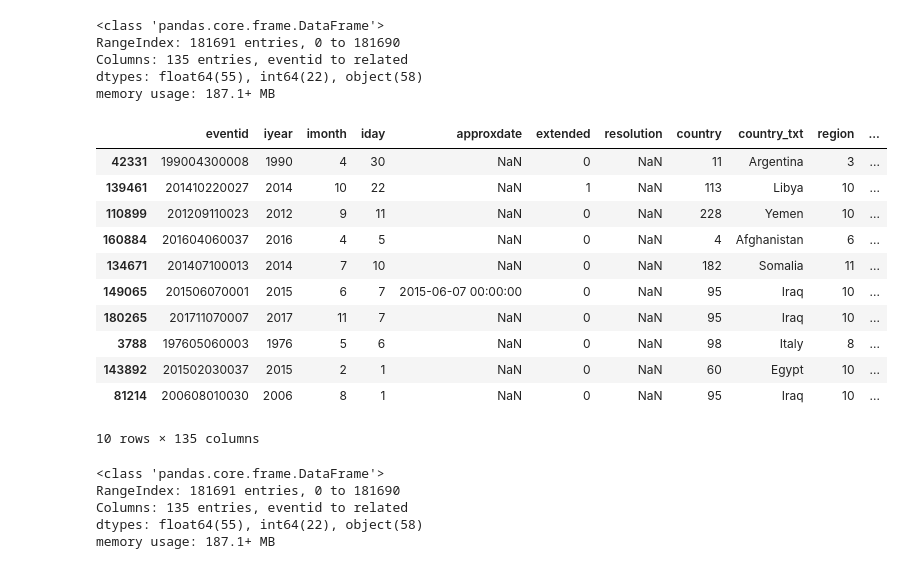
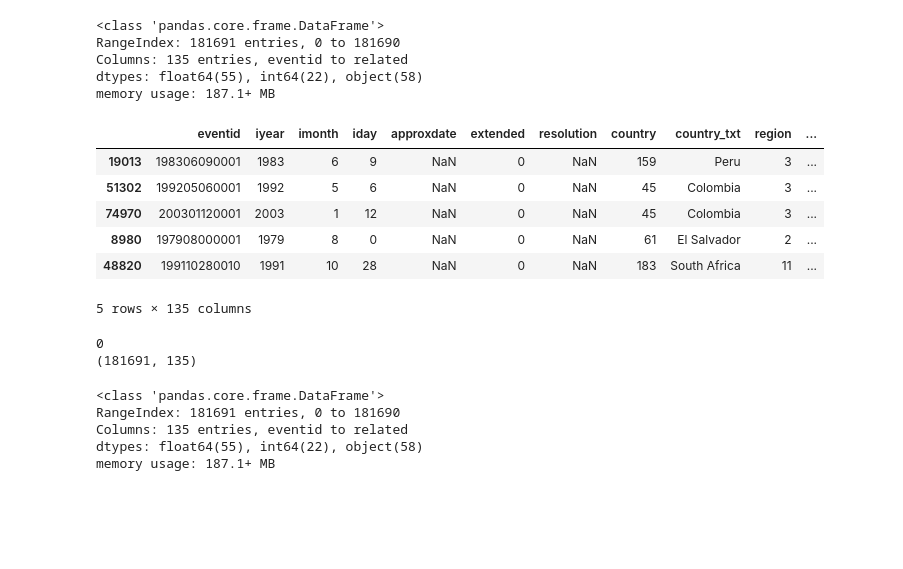
Before and after one commit to hhnguyen72/terrorism, a Jupyter notebook: notebooks/notebook.ipynb, the cells around one changed output. Cells and saved outputs as stored; diff of their text form; code cells hidden in the pictures; blank space fills up the shorter version.

```diff
--- a/notebooks/notebook.ipynb
+++ b/notebooks/notebook.ipynb
@@ -56,17 +64,12 @@ Columns: 135 entries, eventid to related
 dtypes: float64(55), int64(22), object(58)
 memory usage: 187.1+ MB
 # %%
-df.sample(10)
+df.sample(5)
 # %% [output]
 |  | eventid | iyear | imonth | iday | approxdate | extended | resolution | country | country_txt | region | ... |
-| 42331 | 199004300008 | 1990 | 4 | 30 | NaN | 0 | NaN | 11 | Argentina | 3 | ... |
-| 139461 | 201410220027 | 2014 | 10 | 22 | NaN | 1 | NaN | 113 | Libya | 10 | ... |
-| 110899 | 201209110023 | 2012 | 9 | 11 | NaN | 0 | NaN | 228 | Yemen | 10 | ... |
-| 160884 | 201604060037 | 2016 | 4 | 5 | NaN | 0 | NaN | 4 | Afghanistan | 6 | ... |
-| 134671 | 201407100013 | 2014 | 7 | 10 | NaN | 0 | NaN | 182 | Somalia | 11 | ... |
-| 149065 | 201506070001 | 2015 | 6 | 7 | 2015-06-07 00:00:00 | 0 | NaN | 95 | Iraq | 10 | ... |
-| 180265 | 201711070007 | 2017 | 11 | 7 | NaN | 0 | NaN | 95 | Iraq | 10 | ... |
-| 3788 | 197605060003 | 1976 | 5 | 6 | NaN | 0 | NaN | 98 | Italy | 8 | ... |
-| 143892 | 201502030037 | 2015 | 2 | 1 | NaN | 0 | NaN | 60 | Egypt | 10 | ... |
-| 81214 | 200608010030 | 2006 | 8 | 1 | NaN | 0 | NaN | 95 | Iraq | 10 | ... |
+| 19013 | 198306090001 | 1983 | 6 | 9 | NaN | 0 | NaN | 159 | Peru | 3 | ... |
+| 51302 | 199205060001 | 1992 | 5 | 6 | NaN | 0 | NaN | 45 | Colombia | 3 | ... |
+| 74970 | 200301120001 | 2003 | 1 | 12 | NaN | 0 | NaN | 45 | Colombia | 3 | ... |
+| 8980 | 197908000001 | 1979 | 8 | 0 | NaN | 0 | NaN | 61 | El Salvador | 2 | ... |
+| 48820 | 199110280010 | 1991 | 10 | 28 | NaN | 0 | NaN | 183 | South Africa | 11 | ... |
-10 rows × 135 columns
+5 rows × 135 columns
@@ -75,3 +76,10 @@ df = df.drop_duplicates()
+# %%
+print(df.duplicated().sum())
+df = df.drop_duplicates()
+print(df.shape)
+# %% [output]
+0
+(181691, 135)
 # %%
 df.info()
 # %% [output]
```
Also changed, not shown: parts of 52 cells of this notebook.
